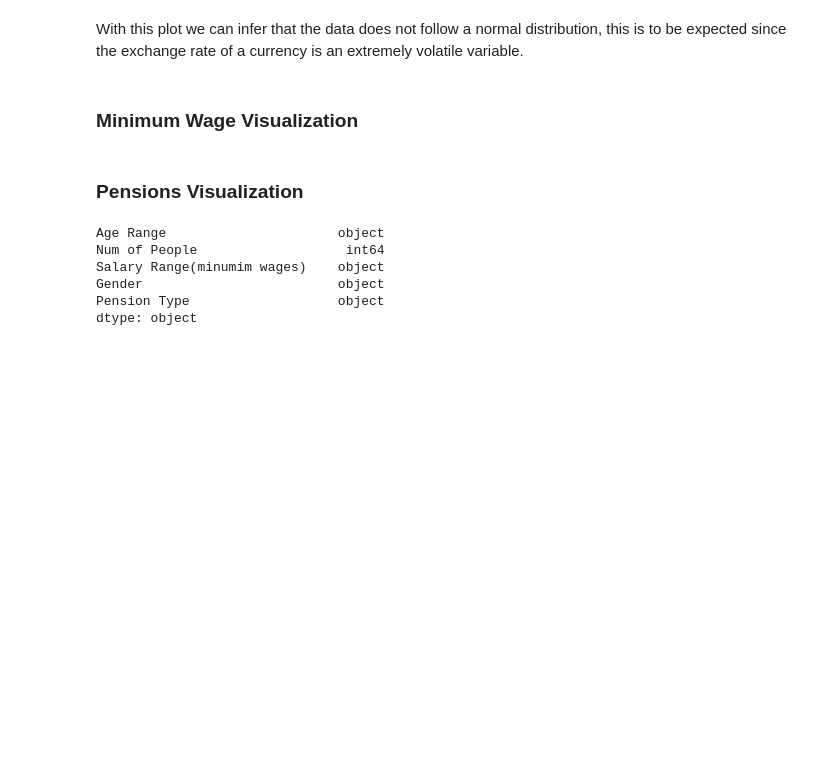
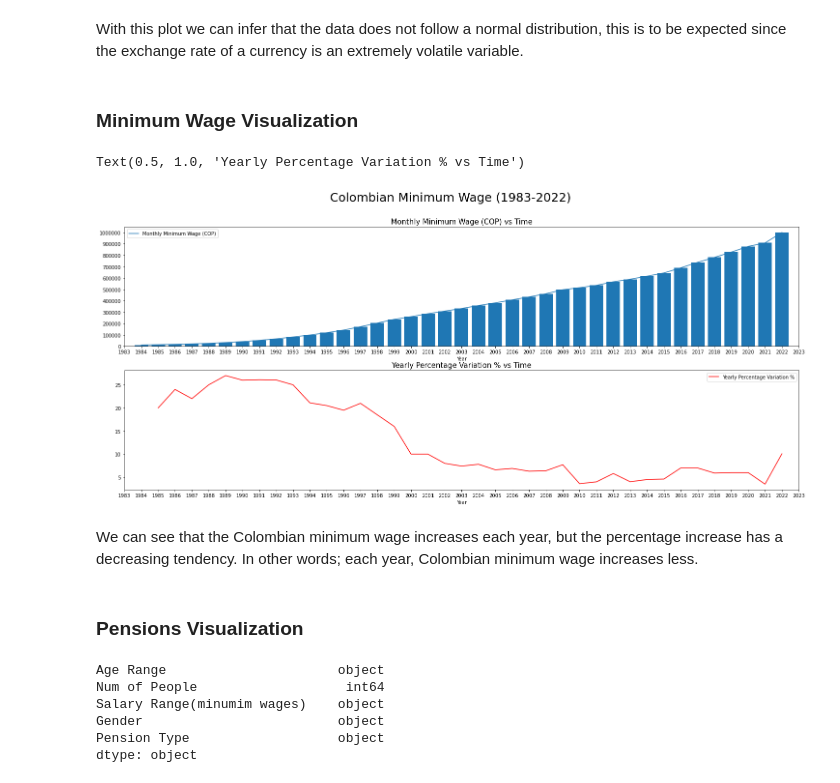
Before and after one commit to Kenneth-V-R/Colombian-Minimum-Wage-Analysis-and-Visualization, a Jupyter notebook: Colombian Pension Analysis and Visualizations.ipynb, the cells around one changed output. Cells and saved outputs as stored; diff of their text form; code cells hidden in the pictures; blank space fills up the shorter version.

```diff
--- a/Colombian Pension Analysis and Visualizations.ipynb
+++ b/Colombian Pension Analysis and Visualizations.ipynb
@@ -56,6 +56,7 @@ Cleaning Colombian Minimum Wage Data
 df_min_wage.head()
 df_min_wage.drop(columns=["Unnamed: 5","Salario mínimo diario (COP)","Decretos del Gobierno Nacional"],inplace=True)
 df_min_wage.rename(columns={"Año (aaaa)":"Year","Salario mínimo mensual (COP)":"Monthly Minimum Wage (COP)","Variación porcentual anual %":"Yearly Percentage Variation %"},inplace=True)
+df_min_wage.drop(df_min_wage.index[39:],inplace=True)
 df_min_wage.head()
 # %% [output]
 |  | Year | Monthly Minimum Wage (COP) | Yearly Percentage Variation % |
@@ -109,6 +110,23 @@ sn.distplot(df_TRM["Value"],hist_kws={"color":"Teal"},kde_kws={"color":"Navy"})
 With this plot we can infer that the data does not follow a normal distribution, this is to be expected since the exchange rate of a currency is an extremely volatile variable.
 # %% [markdown]
 ### Minimum Wage Visualization
+# %%
+rcParams['figure.figsize']=25,10
+fig, axs = plt.subplots(2,1)
+df_min_wage.plot(x="Year",y=["Monthly Minimum Wage (COP)","Yearly Percentage Variation %"],xlim=[1983,2023],subplots=True,color=["tab:blue","red"],ax=axs)
+axs[0].bar(x=df_min_wage["Year"],height=df_min_wage["Monthly Minimum Wage (COP)"])
+axs[0].get_yaxis().get_major_formatter().set_scientific(False)
+axs[0].locator_params(axis="x", nbins=43)
+axs[0].locator_params(axis="y", nbins=20)
+axs[1].locator_params(axis="x", nbins=43)
+fig.suptitle("Colombian Minimum Wage (1983-2022)",fontsize=25)
+axs[0].set_title("Monthly Minimum Wage (COP) vs Time",fontsize=15)
+axs[1].set_title("Yearly Percentage Variation % vs Time",fontsize=15)
+# %% [output]
+Text(0.5, 1.0, 'Yearly Percentage Variation % vs Time')
+[figure, added]
+# %% [markdown]
+We can see that the Colombian minimum wage increases each year, but the percentage increase has a decreasing tendency. In other words; each year, Colombian minimum wage increases less.
 # %% [markdown]
 ### Pensions Visualization
 # %%
```
Also changed, not shown: parts of 1 cell of this notebook.
